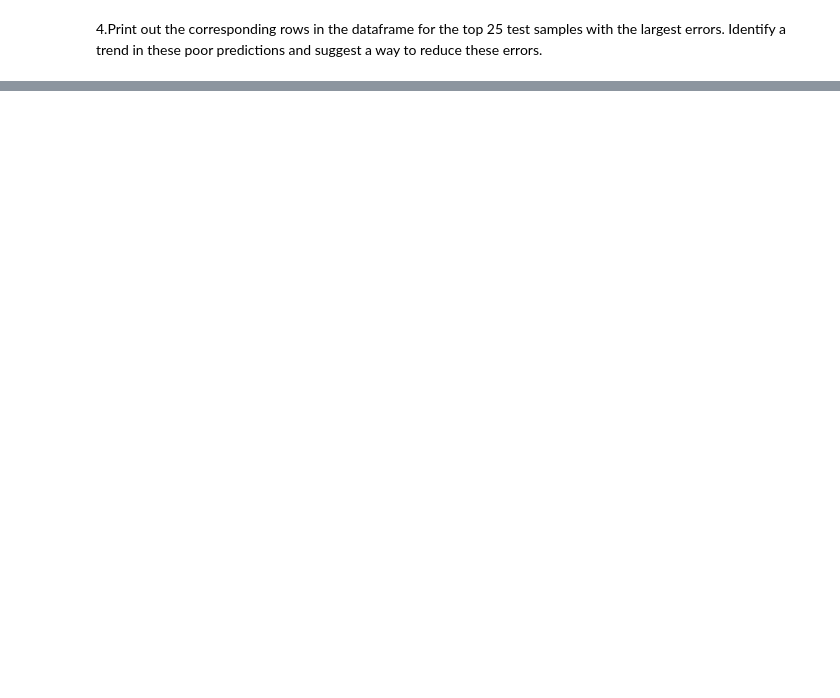
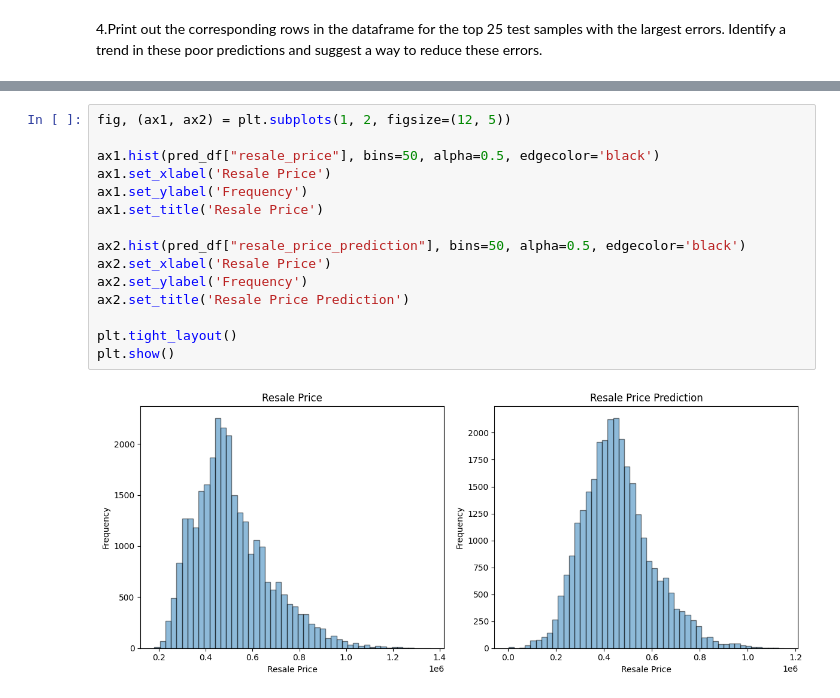
Before and after one commit to luksz/SC4001-Assignment-1, a Jupyter notebook: Tan_Pin_Yee_Part_B_1.ipynb, the cells around one changed output, grey strips where cells are left out. Drawn from its saved outputs; the diff is of its cells as text; blank space fills up the shorter version.

```diff
--- a/Tan_Pin_Yee_Part_B_1.ipynb
+++ b/Tan_Pin_Yee_Part_B_1.ipynb
@@ -60,0 +312,17 @@ df = pd.read_csv('hdb_price_prediction.csv')
+# %%
+fig, (ax1, ax2) = plt.subplots(1, 2, figsize=(12, 5))
+
+ax1.hist(pred_df["resale_price"], bins=50, alpha=0.5, edgecolor='black')
+ax1.set_xlabel('Resale Price')
+ax1.set_ylabel('Frequency')
+ax1.set_title('Resale Price')
+
+ax2.hist(pred_df["resale_price_prediction"], bins=50, alpha=0.5, edgecolor='black')
+ax2.set_xlabel('Resale Price')
+ax2.set_ylabel('Frequency')
+ax2.set_title('Resale Price Prediction')
+
+plt.tight_layout()
+plt.show()
+# %% [output]
+[figure, added]
```
Also changed, not shown: parts of 15 cells of this notebook, 5 other files.
